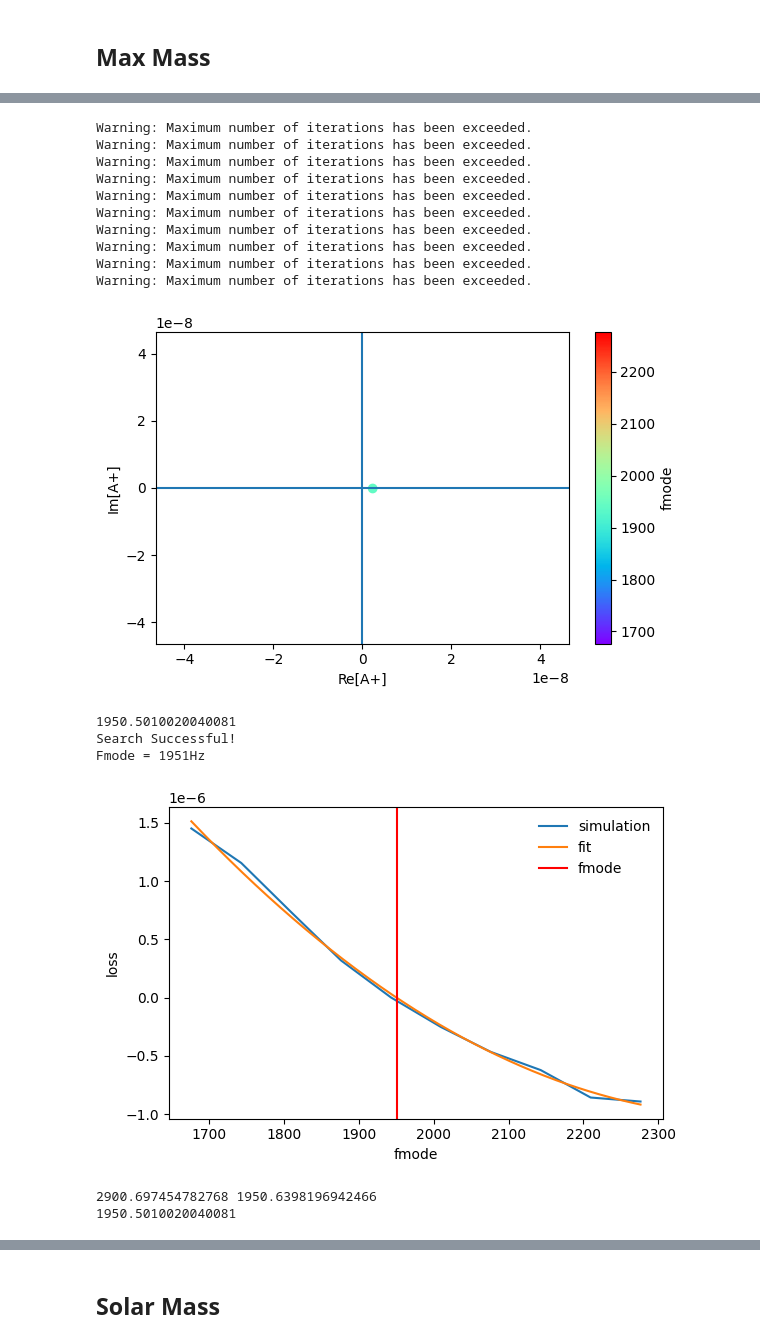
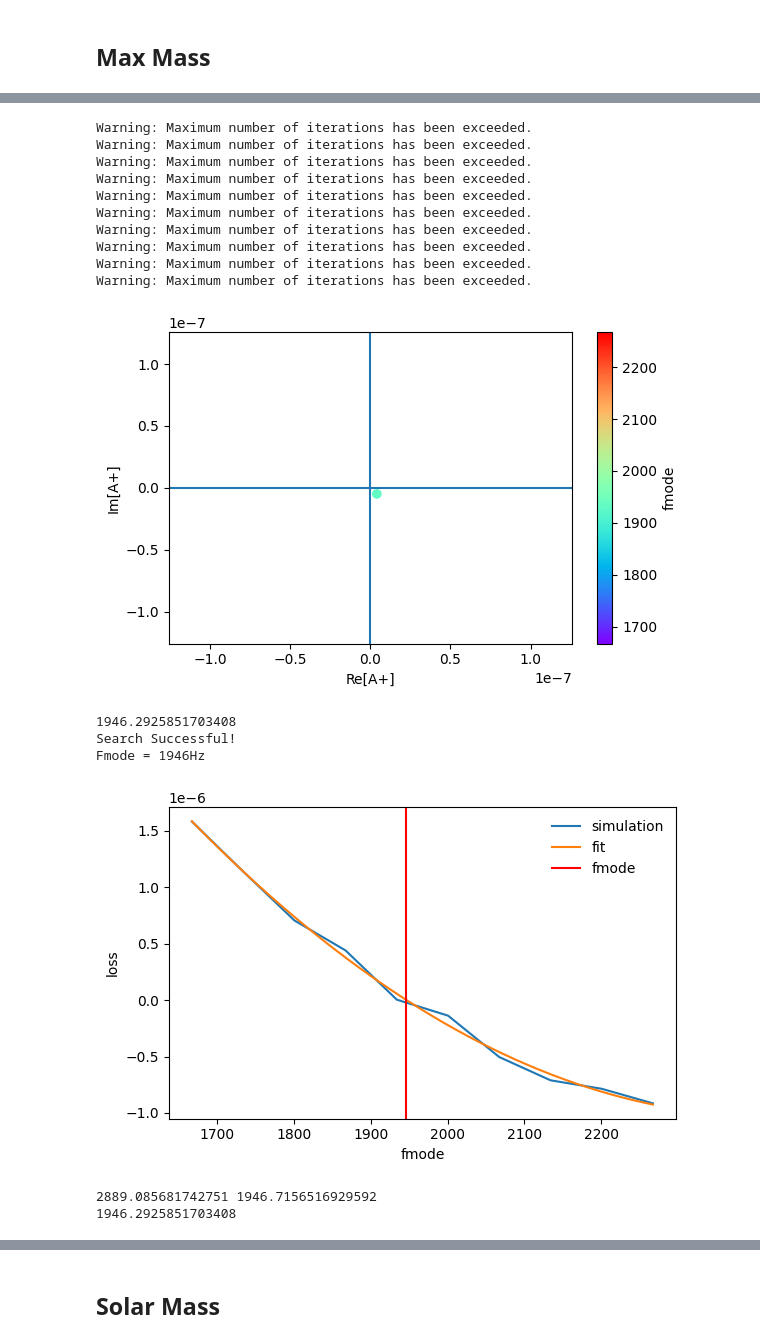
Before and after one commit to utkarsh7236/fmodes, a Jupyter notebook: GR3 + Zerilli2.ipynb, the cells around one changed output, grey strips where cells are left out. Cells and saved outputs as stored; diff of their text form; code cells hidden in the pictures.

```diff
--- a/GR3 + Zerilli2.ipynb
+++ b/GR3 + Zerilli2.ipynb
@@ -185,7 +185,7 @@ def coupledTOV(r, VEC, init_params):
     return ret
 # %%
 def tov(EOS, init_VEC, r_i, p_min,p_max, omega,nl, progress = False,
-        l=2, n_iter_max = 20000):
+        l=2, n_iter_max = 10000):
     init_params = [EOS, l, omega, p_min, p_max, nl]
     r = complex_ode(lambda r, VEC: coupledTOV(r, VEC, init_params)).set_integrator('VODE')
     r.set_initial_value(init_VEC, r_i)
@@ -398,7 +398,7 @@ for omega in for_loop:
 
     p, m, r_arr, nu, h1, k, w, x = tov(EOS, init_VEC, r_i, p_min,p_max,
                                omega, nl, progress = False, l = l,
-                                       n_iter_max = 20000 * 10)
+                                       n_iter_max = 10000 * 10)
 
     max_idx, m_R, r_R, p_R, ec_R, nu_R, h1_R, k_R, w_R, x_R, schild, \
     interior = surface_conditions(p, m, r_arr, nu, h1, k, w, x)
@@ -446,7 +446,7 @@ for omega in for_loop:
         X0, H00, H10 = initial_conditions_helper(K0, e_c, p_c, nu0, omega, W0, nl, l, p0, e0)
         init_VEC = np.array([p_c, m0, nu0, H10, K0, W0, X0], dtype = complex).flatten()
         p, m, r_arr, nu, h1, k, w, x = tov(EOS, init_VEC, r_i, p_min,p_max,
-                                           omega, nl, progress = False, l = l, n_iter_max = 20000)
+                                           omega, nl, progress = False, l = l, n_iter_max = 10000)
         max_idx, m_R, r_R, p_R, ec_R, nu_R, h1_R, k_R, w_R, x_R, schild, \
         interior = surface_conditions(p, m, r_arr, nu, h1, k, w, x)
         loss = np.log10(abs(x_R)) # Absolute loss of complex B.C.
@@ -455,7 +455,7 @@ for omega in for_loop:
     K0_guess = K0
     init_guess = [K0_guess]
     res = minimize(optimize_x_R, x0 = init_guess, method='Nelder-Mead',
-                   options = {"disp": True, "maxiter":20, "fatol": 1e-20})
+                   options = {"disp": True, "xatol":1e-3, "fatol":1e-3})
 
 
     K0 = res.x[0]
@@ -622,7 +631,7 @@ for omega in for_loop:
 
     p, m, r_arr, nu, h1, k, w, x = tov(EOS, init_VEC, r_i, p_min,p_max,
                                omega, nl, progress = False, l = l,
-                                       n_iter_max = 20000 * 10)
+                                       n_iter_max = 10000 * 10)
 
     max_idx, m_R, r_R, p_R, ec_R, nu_R, h1_R, k_R, w_R, x_R, schild, \
     interior = surface_conditions(p, m, r_arr, nu, h1, k, w, x)
@@ -670,7 +679,7 @@ for omega in for_loop:
         X0, H00, H10 = initial_conditions_helper(K0, e_c, p_c, nu0, omega, W0, nl, l, p0, e0)
         init_VEC = np.array([p_c, m0, nu0, H10, K0, W0, X0], dtype = complex).flatten()
         p, m, r_arr, nu, h1, k, w, x = tov(EOS, init_VEC, r_i, p_min,p_max,
-                                           omega, nl, progress = False, l = l, n_iter_max = 20000)
+                                           omega, nl, progress = False, l = l, n_iter_max = 10000)
         max_idx, m_R, r_R, p_R, ec_R, nu_R, h1_R, k_R, w_R, x_R, schild, \
         interior = surface_conditions(p, m, r_arr, nu, h1, k, w, x)
         loss = np.log10(abs(x_R)) # Absolute loss of complex B.C.
@@ -794,39 +803,39 @@ fmode2 = (-_math_b - det)/(2*_math_a)
 if abs(fmode1 - fmode2)<250:
     fmode = (fmode1 + fmode2)/2
 
 plt.figure(dpi = 100)
 plt.plot(np.real(fmode_arr), vec, label = "simulation")
 plt.plot(np.real(f_arr), quadratic(np.real(f_arr), *popt), label = "fit")
 plt.axvline(fmode, label = "fmode", color = "red")
 plt.xlabel("fmode")
 plt.ylabel("loss")
 plt.legend()
 plt.show()
 
 
 print(fmode1, fmode2)
 print(fmode)
 
 fguess = fmode
     # print(np.array([h1[0], -k[0], x[0], w[0]]))
 # %% [output]
 Warning: Maximum number of iterations has been exceeded.
 Warning: Maximum number of iterations has been exceeded.
 Warning: Maximum number of iterations has been exceeded.
 Warning: Maximum number of iterations has been exceeded.
 Warning: Maximum number of iterations has been exceeded.
 Warning: Maximum number of iterations has been exceeded.
 Warning: Maximum number of iterations has been exceeded.
 Warning: Maximum number of iterations has been exceeded.
 Warning: Maximum number of iterations has been exceeded.
 Warning: Maximum number of iterations has been exceeded.
-[figure, old version]
+[figure, new version]
-1950.5010020040081
+1946.2925851703408
 Search Successful!
-Fmode = 1951Hz
+Fmode = 1946Hz
-[figure, old version]
+[figure, new version]
-2900.697454782768 1950.6398196942466
-1950.5010020040081
+2889.085681742751 1946.7156516929592
+1946.2925851703408
 # %%
 hw = hw2
 fmin = fguess-hw
```
Also changed, not shown: parts of 7 cells of this notebook.
